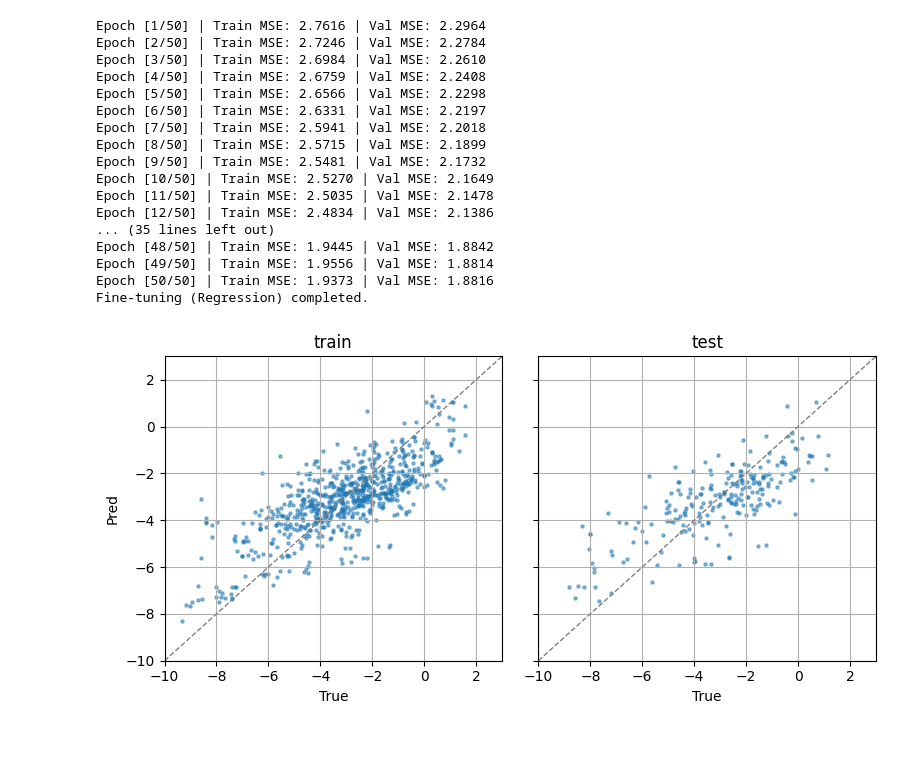
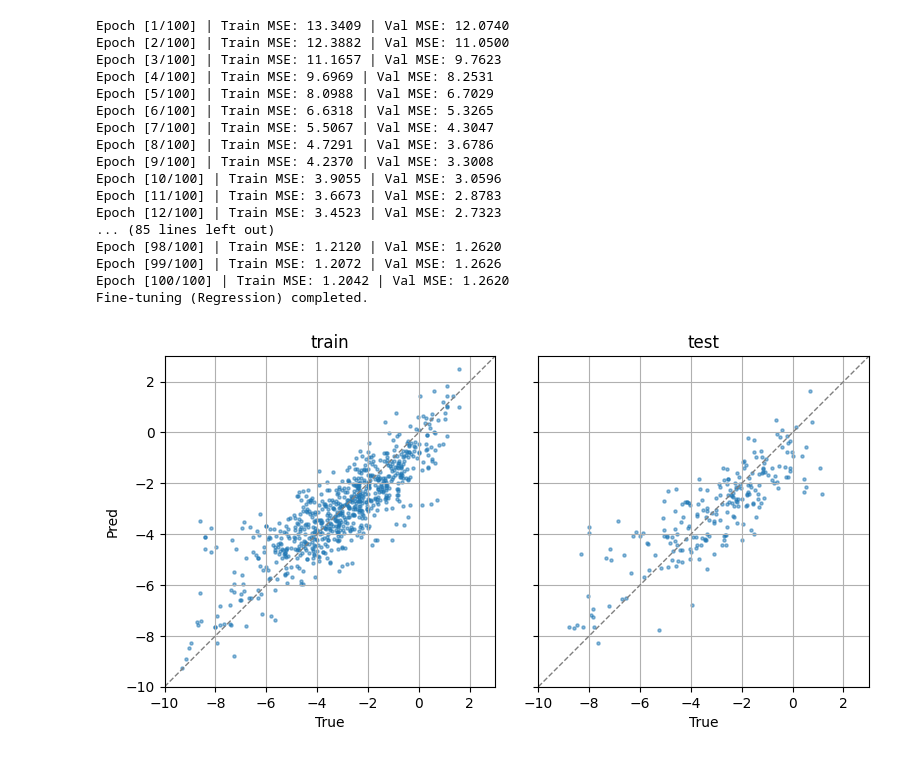
Before and after one commit to hodakamori/ml-tutorial, a Jupyter notebook: 040_contrastive_learning/contractive_learning_finetune.ipynb, the cells around one changed output. Cells and saved outputs as stored; diff of their text form; code cells hidden in the pictures.

```diff
--- a/040_contrastive_learning/contractive_learning_finetune.ipynb
+++ b/040_contrastive_learning/contractive_learning_finetune.ipynb
@@ -59,7 +80,7 @@ class FineTuneModel(nn.Module):
         return out.squeeze(-1)
 # %%
 pretrained_encoder = GNNEncoder(num_node_features=30, num_edge_features=11)
-pretrained_encoder.load_state_dict(torch.load("pretrained_gnn.pt"))
+pretrained_encoder.load_state_dict(torch.load("pretrained_gnn_pubchem100k.pt"))
 
 fine_tune_model = FineTuneModel(pretrained_encoder, embed_dim=64, freeze_gnn=True)
 # %%
@@ -165,7 +186,7 @@ def train_regression(
 
     print("Fine-tuning (Regression) completed.")
 # %%
-df = pd.read_csv("../data/delaney-rdkitfp.csv")
+df = pd.read_csv("./delaney-rdkitfp.csv")
 smiles_list = df["smiles"].tolist()
 logS_list = df["logS"].tolist()
 
@@ -199,25 +220,25 @@ train_regression(
     valid_loader=valid_loader,
     epochs=100,
     lr=1e-3,
-    device="cpu",
+    device="cuda",
 )
 # %% [output]
-Epoch [1/50] | Train MSE: 2.7616 | Val MSE: 2.2964
-Epoch [2/50] | Train MSE: 2.7246 | Val MSE: 2.2784
-Epoch [3/50] | Train MSE: 2.6984 | Val MSE: 2.2610
-Epoch [4/50] | Train MSE: 2.6759 | Val MSE: 2.2408
-Epoch [5/50] | Train MSE: 2.6566 | Val MSE: 2.2298
-Epoch [6/50] | Train MSE: 2.6331 | Val MSE: 2.2197
-Epoch [7/50] | Train MSE: 2.5941 | Val MSE: 2.2018
-Epoch [8/50] | Train MSE: 2.5715 | Val MSE: 2.1899
-Epoch [9/50] | Train MSE: 2.5481 | Val MSE: 2.1732
-Epoch [10/50] | Train MSE: 2.5270 | Val MSE: 2.1649
-Epoch [11/50] | Train MSE: 2.5035 | Val MSE: 2.1478
-Epoch [12/50] | Train MSE: 2.4834 | Val MSE: 2.1386
-... (35 lines left out)
-Epoch [48/50] | Train MSE: 1.9445 | Val MSE: 1.8842
-Epoch [49/50] | Train MSE: 1.9556 | Val MSE: 1.8814
-Epoch [50/50] | Train MSE: 1.9373 | Val MSE: 1.8816
+Epoch [1/100] | Train MSE: 13.3409 | Val MSE: 12.0740
+Epoch [2/100] | Train MSE: 12.3882 | Val MSE: 11.0500
+Epoch [3/100] | Train MSE: 11.1657 | Val MSE: 9.7623
+Epoch [4/100] | Train MSE: 9.6969 | Val MSE: 8.2531
+Epoch [5/100] | Train MSE: 8.0988 | Val MSE: 6.7029
+Epoch [6/100] | Train MSE: 6.6318 | Val MSE: 5.3265
+Epoch [7/100] | Train MSE: 5.5067 | Val MSE: 4.3047
+Epoch [8/100] | Train MSE: 4.7291 | Val MSE: 3.6786
+Epoch [9/100] | Train MSE: 4.2370 | Val MSE: 3.3008
+Epoch [10/100] | Train MSE: 3.9055 | Val MSE: 3.0596
+Epoch [11/100] | Train MSE: 3.6673 | Val MSE: 2.8783
+Epoch [12/100] | Train MSE: 3.4523 | Val MSE: 2.7323
+... (85 lines left out)
+Epoch [98/100] | Train MSE: 1.2120 | Val MSE: 1.2620
+Epoch [99/100] | Train MSE: 1.2072 | Val MSE: 1.2626
+Epoch [100/100] | Train MSE: 1.2042 | Val MSE: 1.2620
 Fine-tuning (Regression) completed.
 # %%
 import matplotlib.pyplot as plt
@@ -253,18 +274,19 @@ def parity_plot(model, data_loader, ax, device="cpu", title="Parity Plot"):
     ax.set_xlabel("True")
     ax.set_ylabel("Pred")
     ax.grid(True)
+    ax.set_aspect("equal")
     ax.label_outer()
 # %%
 fig, ax = plt.subplots(1, 2, figsize=(8, 4))
 loaders = {
     "train": train_loader,
     "test": test_loader,
 }
 for i, (name, loader) in enumerate(loaders.items()):
-    parity_plot(fine_tune_model, loader, ax=ax[i], device="cpu", title=name)
+    parity_plot(fine_tune_model, loader, ax=ax[i], device="cuda", title=name)
     ax[i].plot([-10, 3], [-10, 3], color="gray", linestyle="--", linewidth=1)
     ax[i].set_xlim(-10, 3)
     ax[i].set_ylim(-10, 3)
 fig.tight_layout()
 # %% [output]
-[figure, old version]
+[figure, new version]
```
Also changed, not shown: parts of 2 cells of this notebook, 2 other files.
